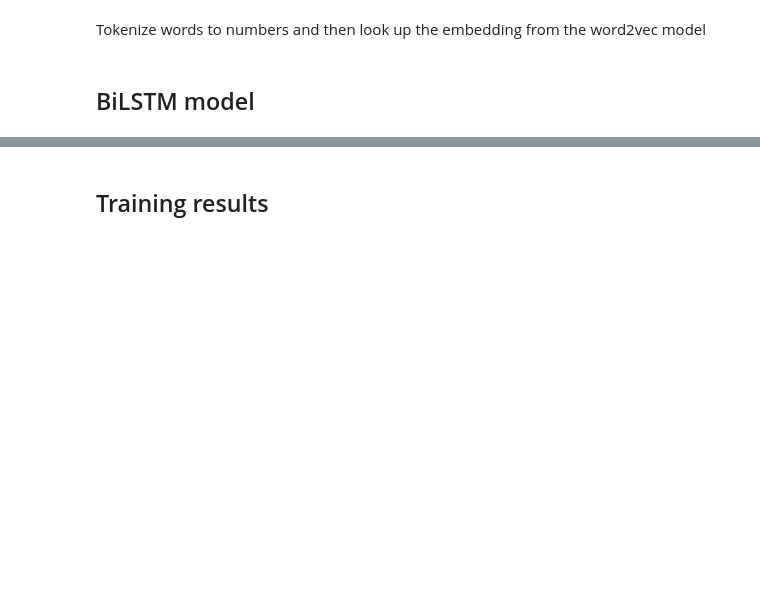
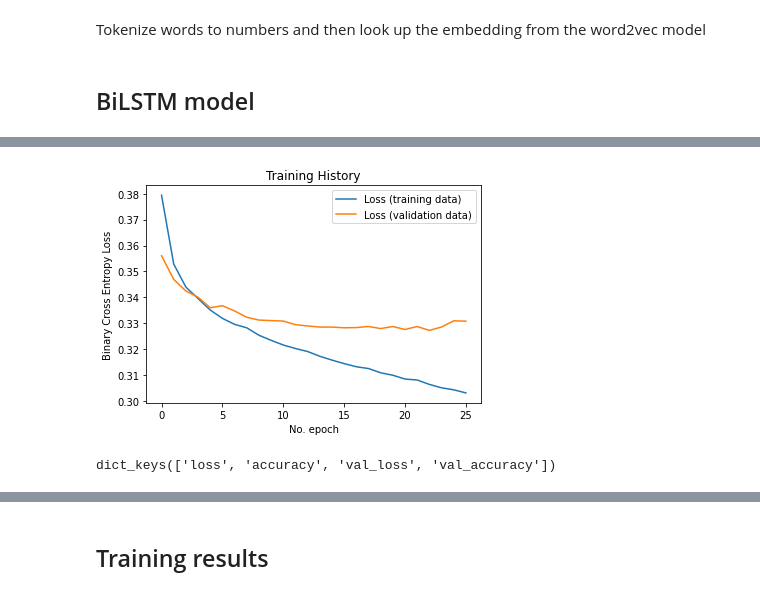
Before and after one commit to xuezzou/Rebuild-My-Professor, a Jupyter notebook: Tags-Prediction/Tag_Classification_with_BiLSTM+CNN.ipynb, the cells around one changed output, grey strips where cells are left out. Cells and saved outputs as stored; diff of their text form; code cells hidden in the pictures; blank space fills up the shorter version.

```diff
--- a/Tags-Prediction/Tag_Classification_with_BiLSTM+CNN.ipynb
+++ b/Tags-Prediction/Tag_Classification_with_BiLSTM+CNN.ipynb
@@ -131,3 +130 @@ epochs = 4
 X_tra, X_val, y_tra, y_val = train_test_split(x_train, y_train, train_size=0.9, random_state=233)
-# %%
-model.fit(X_tra, y_tra, batch_size=batch_size, epochs=epochs, validation_data=(X_val, y_val))
@@ -143,0 +131,11 @@ Epoch 4/4
+# %%
+early_stopping_monitor = EarlyStopping(
+    monitor='val_loss',
+    min_delta=0,
+    patience=3,
+    verbose=1,
+    mode='auto',
+    baseline=None,
+    restore_best_weights=True
+)
+history=model.fit(X_tra, y_tra, batch_size=batch_size, epochs=50, validation_data=(X_val, y_val),callbacks=[early_stopping_monitor])
@@ -143,0 +160,15 @@ Epoch 4/4
+# %%
+import matplotlib.pyplot as plt
+plt.plot(history.history['loss'], label='Loss (training data)')
+plt.plot(history.history['val_loss'], label='Loss (validation data)')
+plt.title('Training History')
+plt.ylabel('Binary Cross Entropy Loss')
+plt.xlabel('No. epoch')
+plt.legend(loc="upper right")
+plt.show()
+# %% [output]
+[figure, added]
+# %%
+history.history.keys()
+# %% [output]
+dict_keys(['loss', 'accuracy', 'val_loss', 'val_accuracy'])
```
Also changed, not shown: parts of 16 cells of this notebook.
